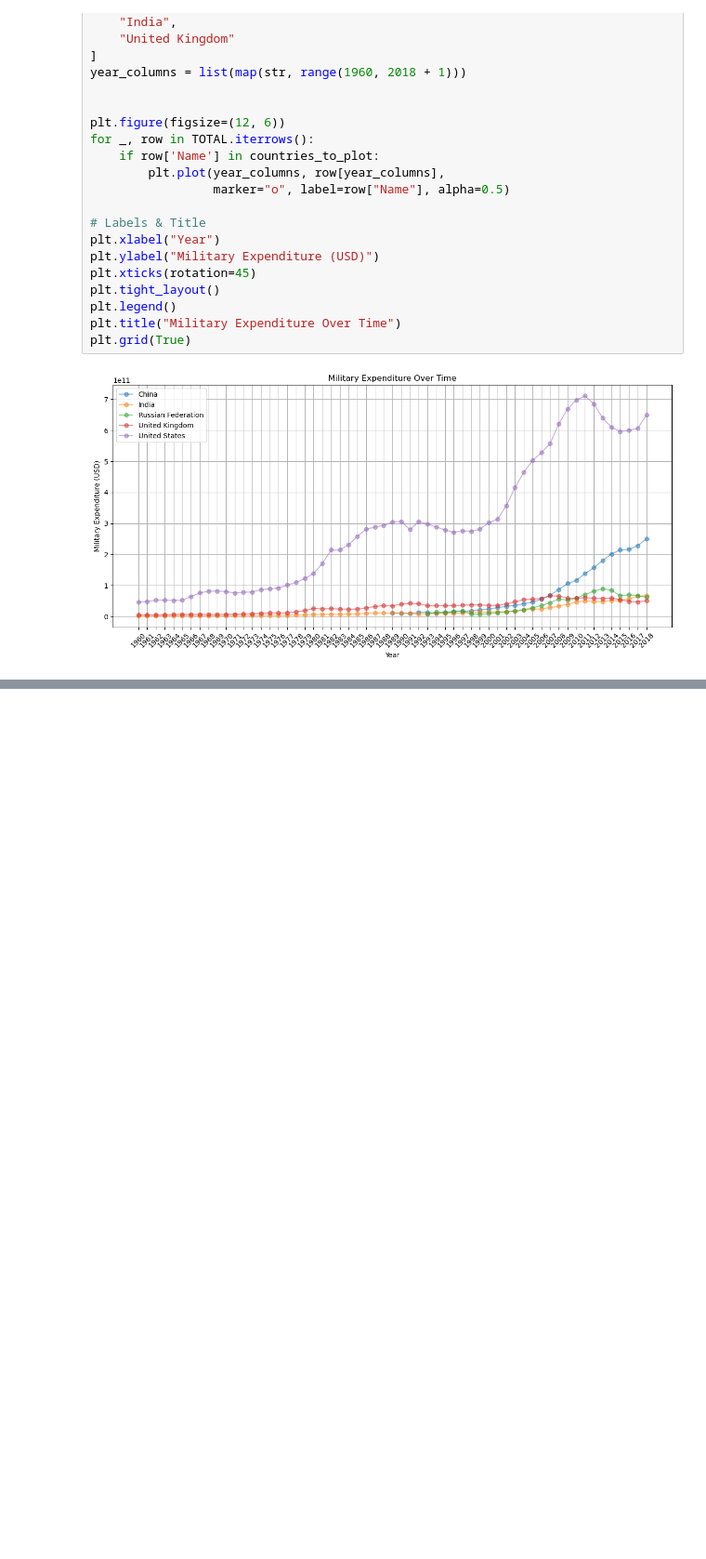
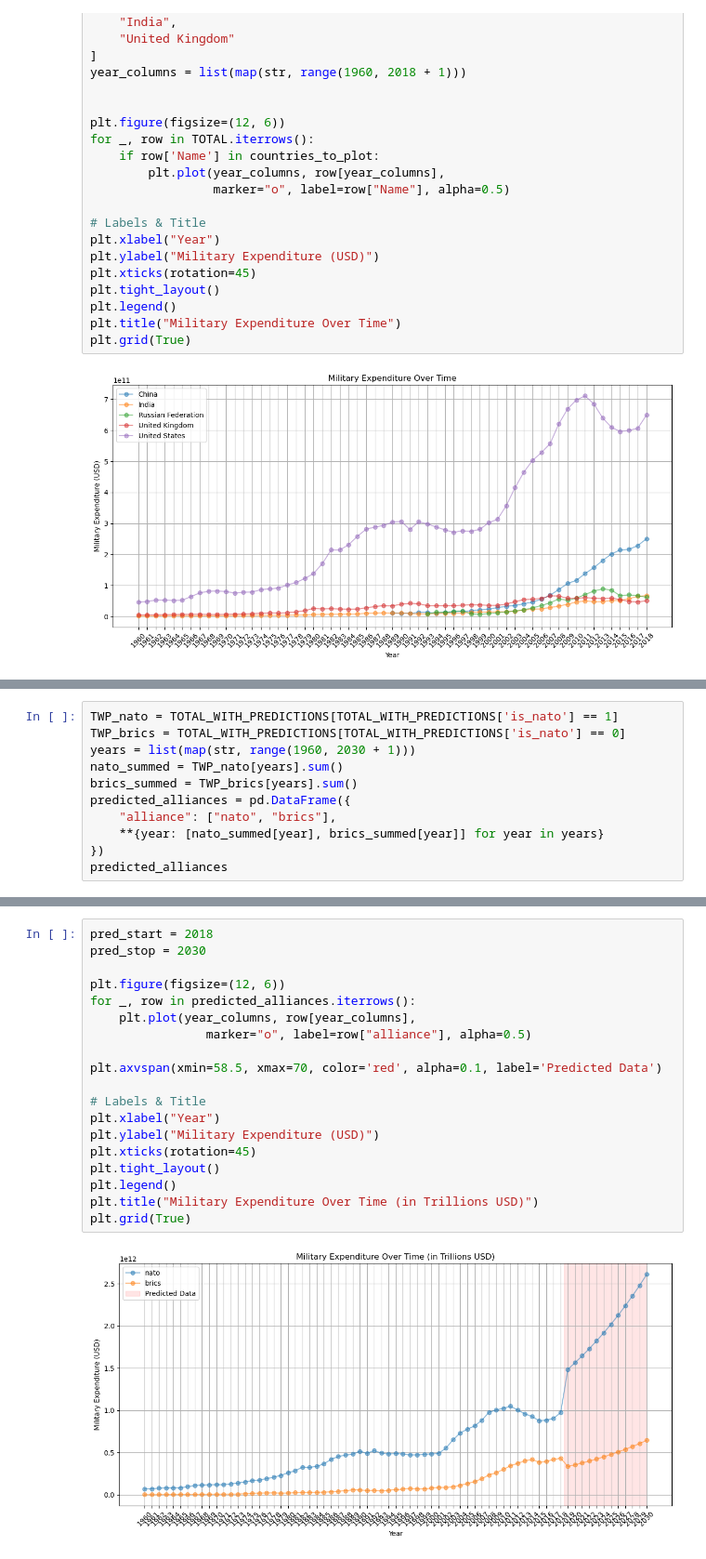
Before and after one commit to j-forte/Mil_expend_dataset, a Jupyter notebook: main.ipynb, the cells around one changed output, grey strips where cells are left out. Shown at 93% size. Saved outputs shown, nothing was run; the diff lists cells and outputs as text; blank space fills up the shorter version.

```diff
--- a/main.ipynb
+++ b/main.ipynb
@@ -211,0 +342,11 @@ predictions
+# %%
+TWP_nato = TOTAL_WITH_PREDICTIONS[TOTAL_WITH_PREDICTIONS['is_nato'] == 1]
+TWP_brics = TOTAL_WITH_PREDICTIONS[TOTAL_WITH_PREDICTIONS['is_nato'] == 0]
+years = list(map(str, range(1960, 2030 + 1)))
+nato_summed = TWP_nato[years].sum()
+brics_summed = TWP_brics[years].sum()
+predicted_alliances = pd.DataFrame({
+    "alliance": ["nato", "brics"],
+    **{year: [nato_summed[year], brics_summed[year]] for year in years}
+})
+predicted_alliances
@@ -211,0 +358,21 @@ predictions
+# %%
+pred_start = 2018
+pred_stop = 2030
+
+plt.figure(figsize=(12, 6))
+for _, row in predicted_alliances.iterrows():
+    plt.plot(year_columns, row[year_columns],
+                marker="o", label=row["alliance"], alpha=0.5)
+
+plt.axvspan(xmin=58.5, xmax=70, color='red', alpha=0.1, label='Predicted Data')
+
+# Labels & Title
+plt.xlabel("Year")
+plt.ylabel("Military Expenditure (USD)")
+plt.xticks(rotation=45)
+plt.tight_layout()
+plt.legend()
+plt.title("Military Expenditure Over Time (in Trillions USD)")
+plt.grid(True)
+# %% [output]
+[figure, added]
```
Also changed, not shown: parts of 8 cells of this notebook.
